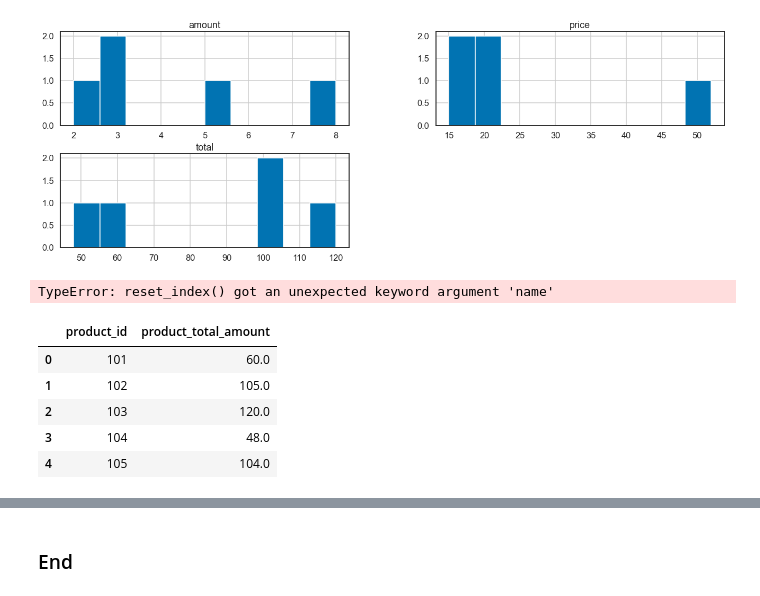
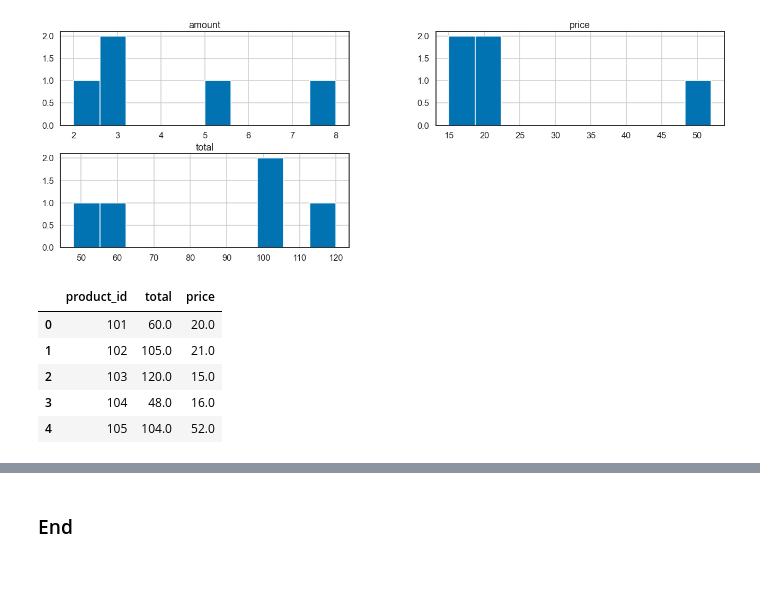
Before and after one commit to lj015625/CodeSnippet, a Jupyter notebook: src/main/python/questions/transactions.ipynb, the cells around one changed output, grey strips where cells are left out. Drawn from its saved outputs; the diff is of its cells as text; code cells hidden in the pictures.

```diff
--- a/src/main/python/questions/transactions.ipynb
+++ b/src/main/python/questions/transactions.ipynb
@@ -126,20 +126,16 @@ plt.show()
 [figure]
 # %%
 # group the data to find widget making statistics by worker
+# df_grouped = df.groupby('product_id')['total'].sum().reset_index(name ='product_total_amount')
 df_grouped = df.groupby(['product_id']).agg({'total':'sum',
-                                             'price':'mean'}).reset_index(name ='product_total_sum')
+                                             'price':'mean'}).reset_index()
 df_grouped.head()
 # %% [output]
-TypeError: reset_index() got an unexpected keyword argument 'name'
+|  | product_id | total | price |
+| 0 | 101 | 60.0 | 20.0 |
+| 1 | 102 | 105.0 | 21.0 |
+| 2 | 103 | 120.0 | 15.0 |
+| 3 | 104 | 48.0 | 16.0 |
+| 4 | 105 | 104.0 | 52.0 |
-# %%
-tot = df.groupby('product_id')['total'].sum().reset_index(name ='product_total_amount')
-tot.head(5)
-# %% [output]
-|  | product_id | product_total_amount |
-| 0 | 101 | 60.0 |
-| 1 | 102 | 105.0 |
-| 2 | 103 | 120.0 |
-| 3 | 104 | 48.0 |
-| 4 | 105 | 104.0 |
 # %%
 # find total product amount greater than 100
```
Also changed, not shown: parts of 1 cell of this notebook, 1 other file.
